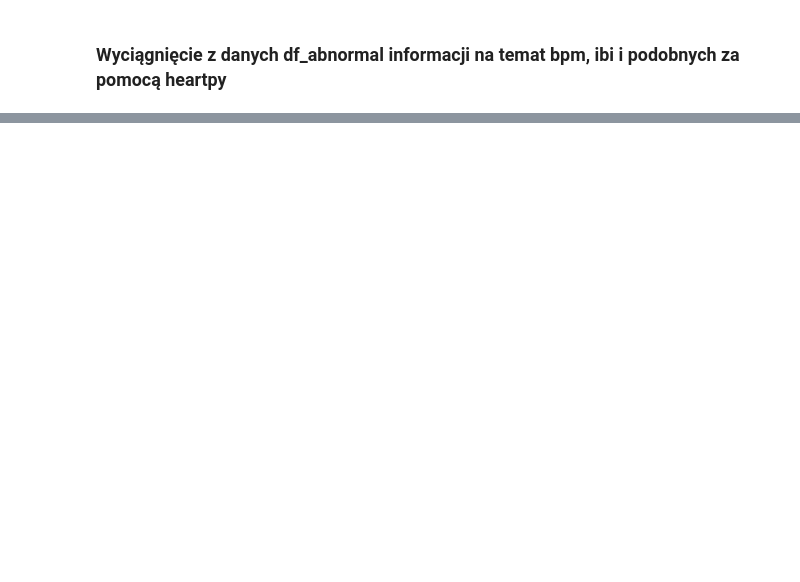
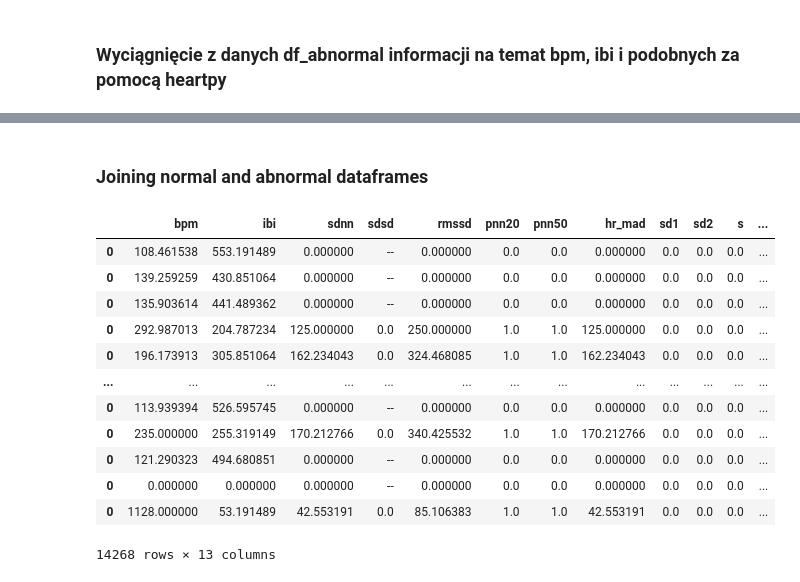
Before and after one commit to bartekbiz/ECD-Anomaly-Detection-Model, a Jupyter notebook: notebooks/ECD-Anomaly-Detection.ipynb, the cells around one changed output, grey strips where cells are left out. Cells and saved outputs as stored; diff of their text form; code cells hidden in the pictures; blank space fills up the shorter version.

Commit message:
Concatenation of df_normal_processed and df_abnormal_processed

```diff
--- a/notebooks/ECD-Anomaly-Detection.ipynb
+++ b/notebooks/ECD-Anomaly-Detection.ipynb
@@ -117,0 +180,22 @@ NameError: name 'plt' is not defined
+# %% [markdown]
+### Joining normal and abnormal dataframes
+# %%
+full_df=pd.concat([df_normal_processed, df_abnormal_processed])
+
+full_df = full_df.sample(frac=1)
+
+full_df
+# %% [output]
+|  | bpm | ibi | sdnn | sdsd | rmssd | pnn20 | pnn50 | hr_mad | sd1 | sd2 | s | ... |
+| 0 | 108.461538 | 553.191489 | 0.000000 | -- | 0.000000 | 0.0 | 0.0 | 0.000000 | 0.0 | 0.0 | 0.0 | ... |
+| 0 | 139.259259 | 430.851064 | 0.000000 | -- | 0.000000 | 0.0 | 0.0 | 0.000000 | 0.0 | 0.0 | 0.0 | ... |
+| 0 | 135.903614 | 441.489362 | 0.000000 | -- | 0.000000 | 0.0 | 0.0 | 0.000000 | 0.0 | 0.0 | 0.0 | ... |
+| 0 | 292.987013 | 204.787234 | 125.000000 | 0.0 | 250.000000 | 1.0 | 1.0 | 125.000000 | 0.0 | 0.0 | 0.0 | ... |
+| 0 | 196.173913 | 305.851064 | 162.234043 | 0.0 | 324.468085 | 1.0 | 1.0 | 162.234043 | 0.0 | 0.0 | 0.0 | ... |
+| ... | ... | ... | ... | ... | ... | ... | ... | ... | ... | ... | ... | ... |
+| 0 | 113.939394 | 526.595745 | 0.000000 | -- | 0.000000 | 0.0 | 0.0 | 0.000000 | 0.0 | 0.0 | 0.0 | ... |
+| 0 | 235.000000 | 255.319149 | 170.212766 | 0.0 | 340.425532 | 1.0 | 1.0 | 170.212766 | 0.0 | 0.0 | 0.0 | ... |
+| 0 | 121.290323 | 494.680851 | 0.000000 | -- | 0.000000 | 0.0 | 0.0 | 0.000000 | 0.0 | 0.0 | 0.0 | ... |
+| 0 | 0.000000 | 0.000000 | 0.000000 | -- | 0.000000 | 0.0 | 0.0 | 0.000000 | 0.0 | 0.0 | 0.0 | ... |
+| 0 | 1128.000000 | 53.191489 | 42.553191 | 0.0 | 85.106383 | 1.0 | 1.0 | 42.553191 | 0.0 | 0.0 | 0.0 | ... |
+14268 rows × 13 columns
```
Also changed, not shown: parts of 14 cells of this notebook.
